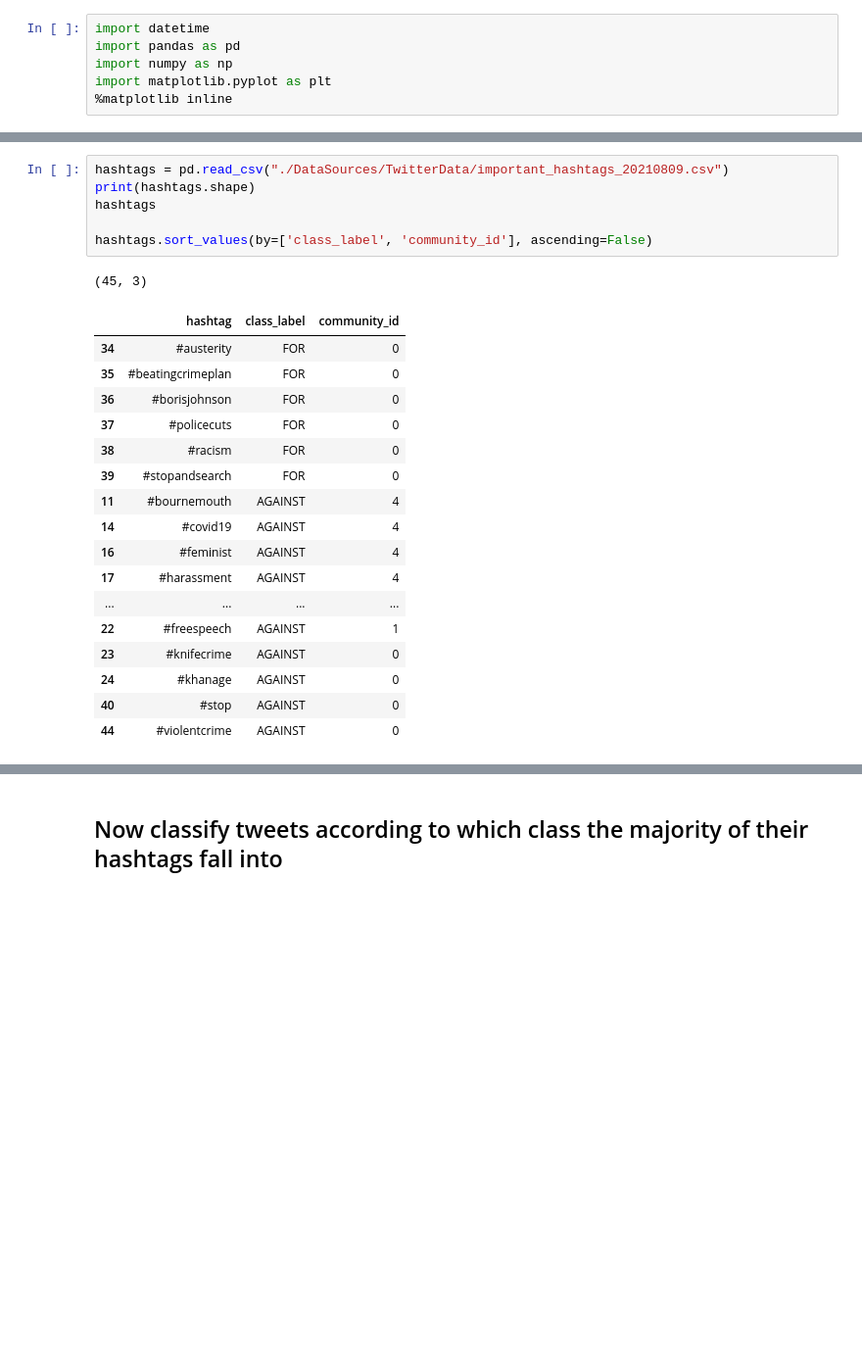
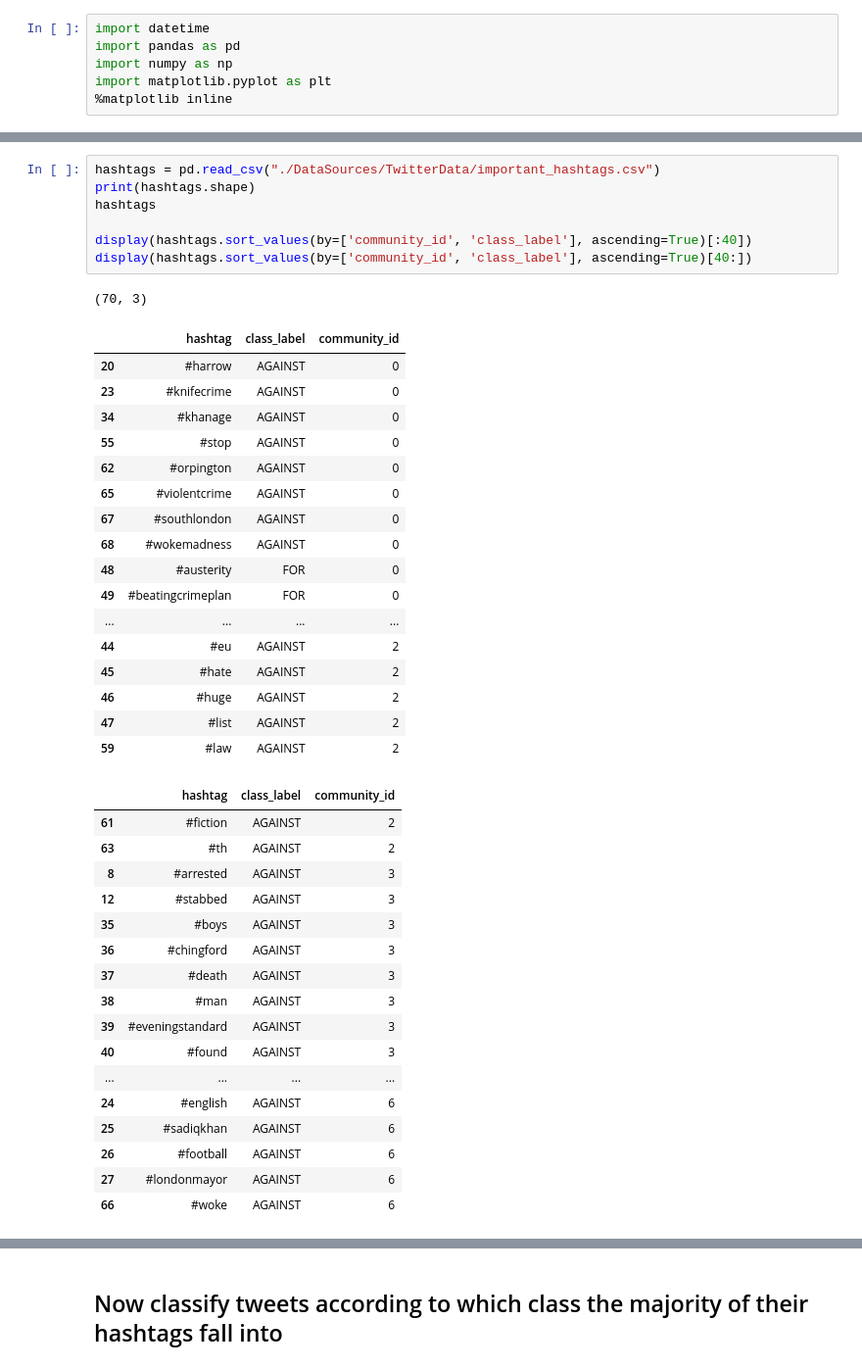
Before and after one commit to PhilMoura/Dissertation, a Jupyter notebook: 1_9_a Label tweets based on hashtags and train classifier v0.1.ipynb, the cells around one changed output, grey strips where cells are left out. Shown at 98% size. Drawn from its saved outputs; the diff is of its cells as text; blank space fills up the shorter version.

```diff
--- a/1_9_a Label tweets based on hashtags and train classifier v0.1.ipynb
+++ b/1_9_a Label tweets based on hashtags and train classifier v0.1.ipynb
@@ -61,26 +61,44 @@ display(all_tweets_original.tail())
 5 rows × 26 columns
 # %%
-hashtags = pd.read_csv("./DataSources/TwitterData/important_hashtags_20210809.csv")
+hashtags = pd.read_csv("./DataSources/TwitterData/important_hashtags.csv")
 print(hashtags.shape)
 hashtags
 
-hashtags.sort_values(by=['class_label', 'community_id'], ascending=False)
+display(hashtags.sort_values(by=['community_id', 'class_label'], ascending=True)[:40])
+display(hashtags.sort_values(by=['community_id', 'class_label'], ascending=True)[40:])
 # %% [output]
-(45, 3)
+(70, 3)
 |  | hashtag | class_label | community_id |
-| 34 | #austerity | FOR | 0 |
-| 35 | #beatingcrimeplan | FOR | 0 |
-| 36 | #borisjohnson | FOR | 0 |
-| 37 | #policecuts | FOR | 0 |
-| 38 | #racism | FOR | 0 |
-| 39 | #stopandsearch | FOR | 0 |
-| 11 | #bournemouth | AGAINST | 4 |
-| 14 | #covid19 | AGAINST | 4 |
-| 16 | #feminist | AGAINST | 4 |
-| 17 | #harassment | AGAINST | 4 |
+| 20 | #harrow | AGAINST | 0 |
+| 23 | #knifecrime | AGAINST | 0 |
+| 34 | #khanage | AGAINST | 0 |
+| 55 | #stop | AGAINST | 0 |
+| 62 | #orpington | AGAINST | 0 |
+| 65 | #violentcrime | AGAINST | 0 |
+| 67 | #southlondon | AGAINST | 0 |
+| 68 | #wokemadness | AGAINST | 0 |
+| 48 | #austerity | FOR | 0 |
+| 49 | #beatingcrimeplan | FOR | 0 |
 | ... | ... | ... | ... |
-| 22 | #freespeech | AGAINST | 1 |
-| 23 | #knifecrime | AGAINST | 0 |
-| 24 | #khanage | AGAINST | 0 |
-| 40 | #stop | AGAINST | 0 |
-| 44 | #violentcrime | AGAINST | 0 |
+| 44 | #eu | AGAINST | 2 |
+| 45 | #hate | AGAINST | 2 |
+| 46 | #huge | AGAINST | 2 |
+| 47 | #list | AGAINST | 2 |
+| 59 | #law | AGAINST | 2 |
+|  | hashtag | class_label | community_id |
+| 61 | #fiction | AGAINST | 2 |
+| 63 | #th | AGAINST | 2 |
+| 8 | #arrested | AGAINST | 3 |
+| 12 | #stabbed | AGAINST | 3 |
+| 35 | #boys | AGAINST | 3 |
+| 36 | #chingford | AGAINST | 3 |
+| 37 | #death | AGAINST | 3 |
+| 38 | #man | AGAINST | 3 |
+| 39 | #eveningstandard | AGAINST | 3 |
+| 40 | #found | AGAINST | 3 |
+| ... | ... | ... | ... |
+| 24 | #english | AGAINST | 6 |
+| 25 | #sadiqkhan | AGAINST | 6 |
+| 26 | #football | AGAINST | 6 |
+| 27 | #londonmayor | AGAINST | 6 |
+| 66 | #woke | AGAINST | 6 |
```
Also changed, not shown: parts of 45 cells of this notebook, 4 other files.
